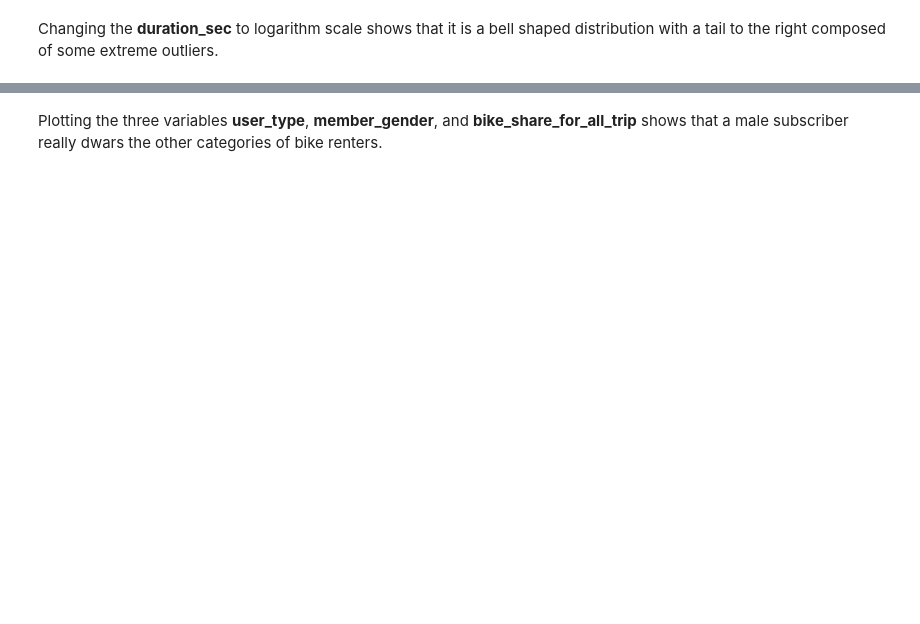
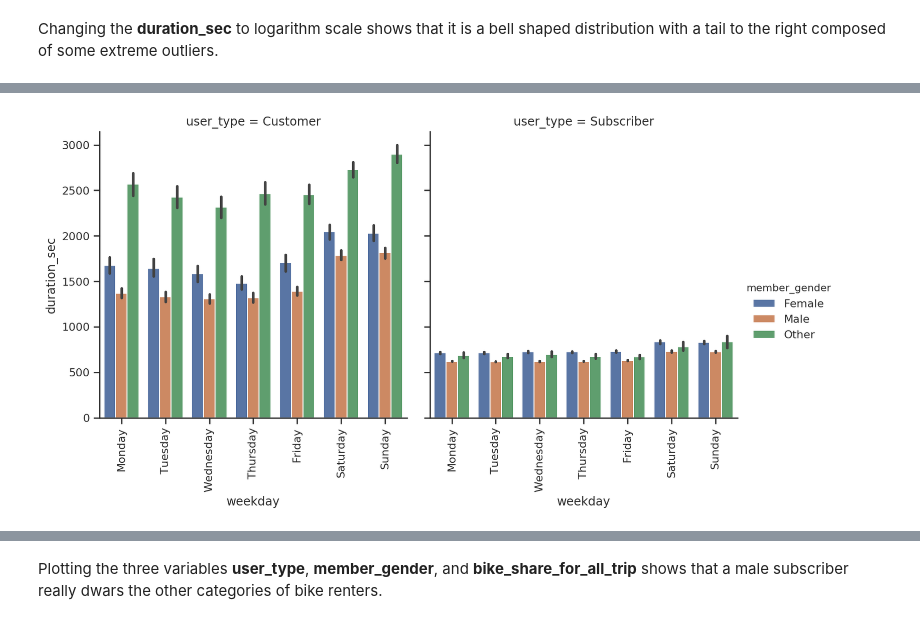
Before and after one commit to marcusholmgren/bikeshare-analysis, a Jupyter notebook: fordgobike-analysis.ipynb, the cells around one changed output, grey strips where cells are left out. Saved outputs shown, nothing was run; the diff lists cells and outputs as text; code cells hidden in the pictures; blank space fills up the shorter version.

```diff
--- a/fordgobike-analysis.ipynb
+++ b/fordgobike-analysis.ipynb
@@ -369,0 +434,13 @@ Changing the __duration_sec__ to logarithm scale shows that it is a bell shaped
+# %%
+g = sns.catplot(x='weekday',
+            y='duration_sec',
+            data=userstart,
+            col='user_type',
+            hue='member_gender',
+            kind='bar',
+            order=weekday_names)
+
+for ax in g.axes.ravel():
+    ax.set_xticklabels(ax.get_xticklabels(), rotation=90)
+# %% [output]
+[figure, added]
```
Also changed, not shown: parts of 33 cells of this notebook, 1 other file.
